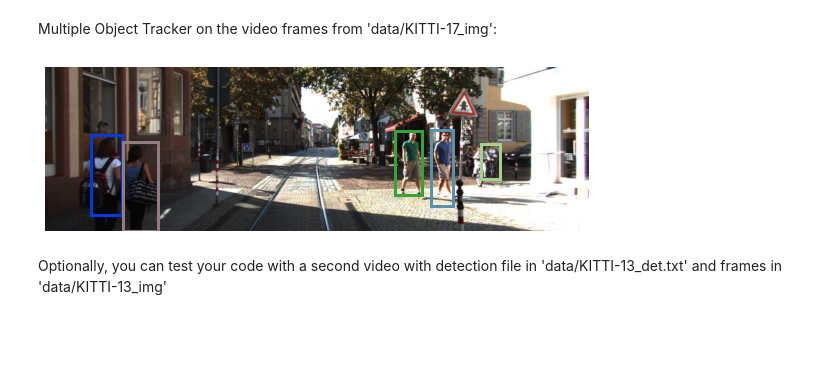
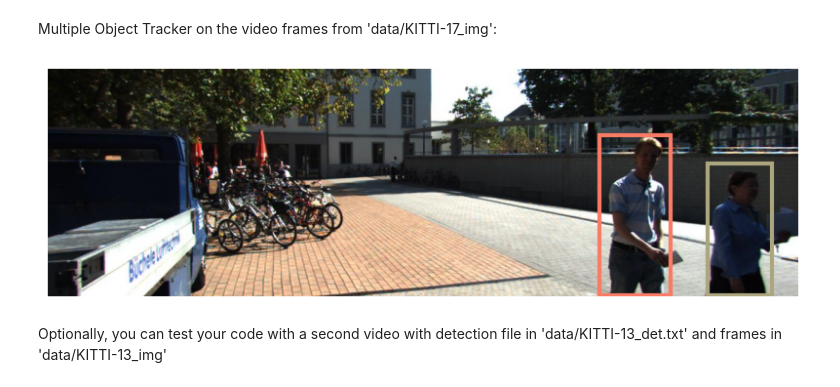
Before and after one commit to dftorresro/IMA208_TP3_Kalman-Filtering, a Jupyter notebook: TP_KalmanFiltering.ipynb, the cells around one changed output. Cells and saved outputs as stored; diff of their text form; code cells hidden in the pictures; blank space fills up the shorter version.

```diff
--- a/TP_KalmanFiltering.ipynb
+++ b/TP_KalmanFiltering.ipynb
@@ -517,13 +520,23 @@ class KalmanBoxTracker(object):
         """
 
         # define a constant velocity model
-        self.kf = xxxx
+        self.kf = KalmanFilter(dim_x=7, dim_z=4)
             # Initialize a KalmanFilter with the correct dimension for the state and measurement
 
         # Initialize the state transition matrix and measurement matrix assuming a constant velocity model
         # with only location variables measured
-        self.kf.F = xxxx
-        self.kf.H = xxxx
+        self.kf.F = np.array([[1,0,0,0,1,0,0],
+                              [0,1,0,0,0,1,0],
+                              [0,0,1,0,0,0,1],
+                              [0,0,0,1,0,0,0],
+                              [0,0,0,0,1,0,0],
+                              [0,0,0,0,0,1,0],
+                              [0,0,0,0,0,0,1]])
+
+        self.kf.H = np.array([[1,0,0,0,0,0,0],
+                              [0,1,0,0,0,0,0],
+                              [0,0,1,0,0,0,0],
+                              [0,0,0,1,0,0,0]])
 
         self.kf.P[4:,4:] *= 1000. # give high uncertainty to the unobservable initial velocities
         self.kf.P *= 10.
@@ -531,7 +544,7 @@ class KalmanBoxTracker(object):
         self.kf.Q[4:,4:] *= 0.01
         self.kf.R[2:,2:] *= 10.
 
-        self.kf.x = xxxx
+        self.kf.x[:4] = convert_bbox_to_z(bbox)
 
         self.time_since_update = 0
         self.id = KalmanBoxTracker.count
@@ -551,7 +564,8 @@ class KalmanBoxTracker(object):
         self.hits += 1
         self.hit_streak += 1
 
-        xxxx # write the call to the Kalman filter update
+        # write the call to the Kalman filter update
+        self.kf.update(convert_bbox_to_z(bbox))
 
     def predict(self):
         """
@@ -560,7 +574,8 @@ class KalmanBoxTracker(object):
         if((self.kf.x[6]+self.kf.x[2])<=0):
             self.kf.x[6] *= 0.0
 
-        xxxx # write the call to the Kalman filter predict
+        # write the call to the Kalman filter predict
+        self.kf.predict()
 
         self.age += 1
         if(self.time_since_update>0):
@@ -702,35 +717,36 @@ if not os.path.exists('output/images'):
 # %%
 # Initialize the multi object tracker
 mot_tracker = MOT(max_age=1, min_hits=3, iou_threshold=0.3)
 
 # Load all detections for all frames
 dets = np.loadtxt(dets_filename, delimiter=',')
 
 # Run the MOT over all frames, save png of all frames with tracked pedestrians
 for frame in range(int(dets[:,0].max())):
     frame += 1 #detection and frame numbers begin at 1
     frame_dets = dets[dets[:, 0]==frame, 2:7]
     frame_dets[:, 2:4] += frame_dets[:, 0:2] #convert from [x1,y1,w,h] to [x1,y1,x2,y2]
 
     im = io.imread(os.path.join(img_path, '%06d.jpg'%(frame)))
 
     clear_output(wait=True)
     fig = plt.figure(figsize=(10, 10*im.shape[0]/im.shape[1]))
     ax1 = fig.add_subplot(111, aspect='equal')
     ax1.imshow(im)
     plt.grid(False)
     plt.axis('off')
 
     trackers = mot_tracker.update(frame_dets)
 
     for d in trackers:
         d = d.astype(np.int32)
-        ax1.add_patch(patches.Rectangle((d[0],d[1]),d[2]-d[0],d[3]-d[1],fill=False,lw=3,ec=colours[d[4]%32,:]))
+        ax1.add_patch(patches.Rectangle((d[0], d[1]), d[2]-d[0], d[3]-d[1],
+                                        fill = False, lw = 3, ec = colours[d[4]%32,:]))
 
     plt.savefig(os.path.join('output', 'images', str(frame).zfill(6) + '.png'))
     plt.show();
 # %% [output]
-[figure, old version]
+[figure, new version]
 # %%
 # Reload the png's and save as video for better visualization
 import os
```
Also changed, not shown: parts of 5 cells of this notebook.
